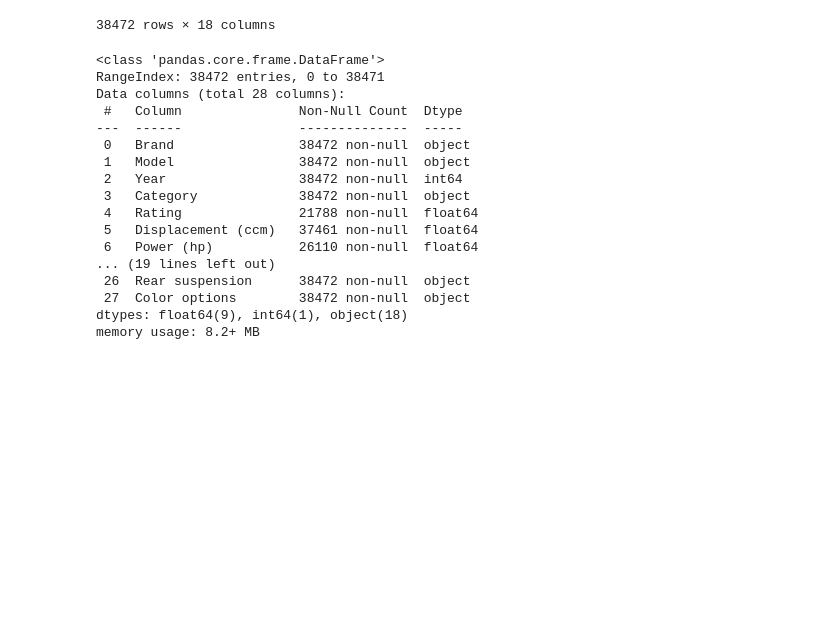
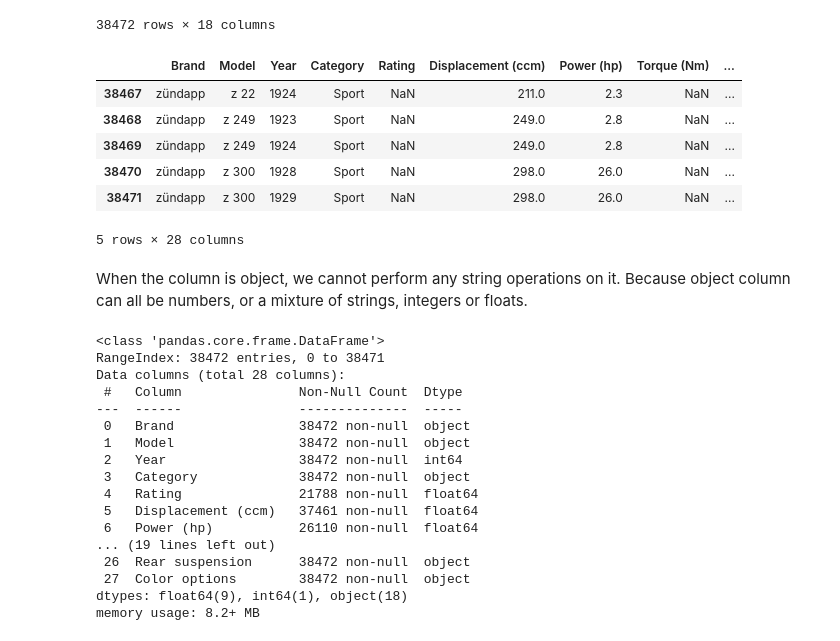
Before and after one commit to Aziza2027/Pipeline-for-motorcycle-dataset, a Jupyter notebook: pipeline.ipynb, the cells around one changed output. Drawn from its saved outputs; the diff is of its cells as text; code cells hidden in the pictures; blank space fills up the shorter version.

```diff
--- a/pipeline.ipynb
+++ b/pipeline.ipynb
@@ -139,4 +141,16 @@ data.select_dtypes(include=['object'])
 | 38470 | zündapp | z 300 | Sport | Single cylinder | two-stroke | NaN | 82.5 | Carburettor | ... |
 | 38471 | zündapp | z 300 | Sport | Single cylinder | two-stroke | NaN | 82.5 | Carburettor | ... |
 38472 rows × 18 columns
+# %%
+data.tail()
+# %% [output]
+|  | Brand | Model | Year | Category | Rating | Displacement (ccm) | Power (hp) | Torque (Nm) | ... |
+| 38467 | zündapp | z 22 | 1924 | Sport | NaN | 211.0 | 2.3 | NaN | ... |
+| 38468 | zündapp | z 249 | 1923 | Sport | NaN | 249.0 | 2.8 | NaN | ... |
+| 38469 | zündapp | z 249 | 1924 | Sport | NaN | 249.0 | 2.8 | NaN | ... |
+| 38470 | zündapp | z 300 | 1928 | Sport | NaN | 298.0 | 26.0 | NaN | ... |
+| 38471 | zündapp | z 300 | 1929 | Sport | NaN | 298.0 | 26.0 | NaN | ... |
+5 rows × 28 columns
+# %% [markdown]
+When the column is object, we cannot perform any string operations on it. Because object column can all be numbers, or a mixture of strings, integers or floats.
 # %%
```
Also changed, not shown: parts of 15 cells of this notebook, 1 other file.
